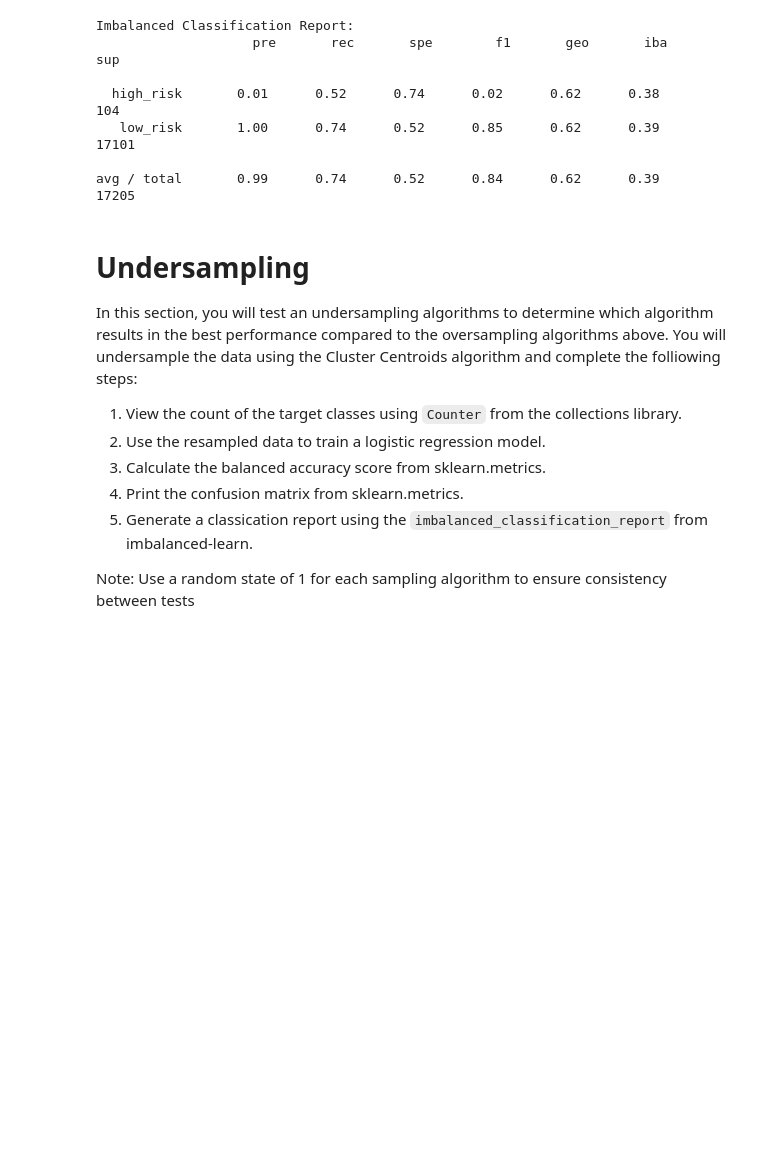
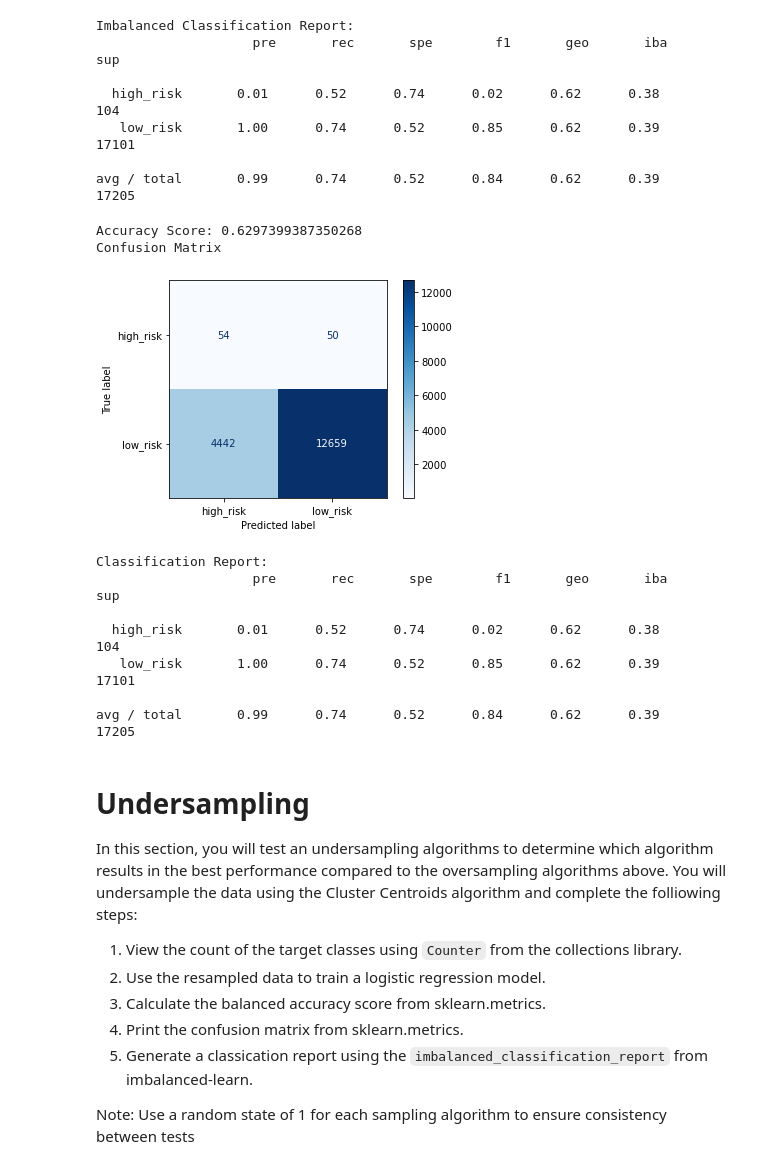
Before and after one commit to Jarviniazh/Module-17-Credit-Risk-Analysis, a Jupyter notebook: credit_risk_resampling.ipynb, the cells around one changed output. Drawn from its saved outputs; the diff is of its cells as text; code cells hidden in the pictures; blank space fills up the shorter version.

```diff
--- a/credit_risk_resampling.ipynb
+++ b/credit_risk_resampling.ipynb
@@ -223,6 +244,24 @@ Imbalanced Classification Report:
    low_risk       1.00      0.74      0.52      0.85      0.62      0.39     17101
 
 avg / total       0.99      0.74      0.52      0.84      0.62      0.39     17205
+# %%
+print(f"Accuracy Score: {balanced_accuracy_score(y_test, y_pred)}")
+# Plot the confusion matrix
+print("Confusion Matrix")
+plot_confusion_matrix(model, X_test, y_test, cmap=plt.cm.Blues)
+plt.show()
+print(f"Classification Report:\n {classification_report_imbalanced(y_test, y_pred)}")
+# %% [output]
+Accuracy Score: 0.6297399387350268
+Confusion Matrix
+[figure, added]
+Classification Report:
+                    pre       rec       spe        f1       geo       iba       sup
+
+  high_risk       0.01      0.52      0.74      0.02      0.62      0.38       104
+   low_risk       1.00      0.74      0.52      0.85      0.62      0.39     17101
+
+avg / total       0.99      0.74      0.52      0.84      0.62      0.39     17205
 # %% [markdown]
 # Undersampling
 
```
Also changed, not shown: parts of 6 cells of this notebook.
